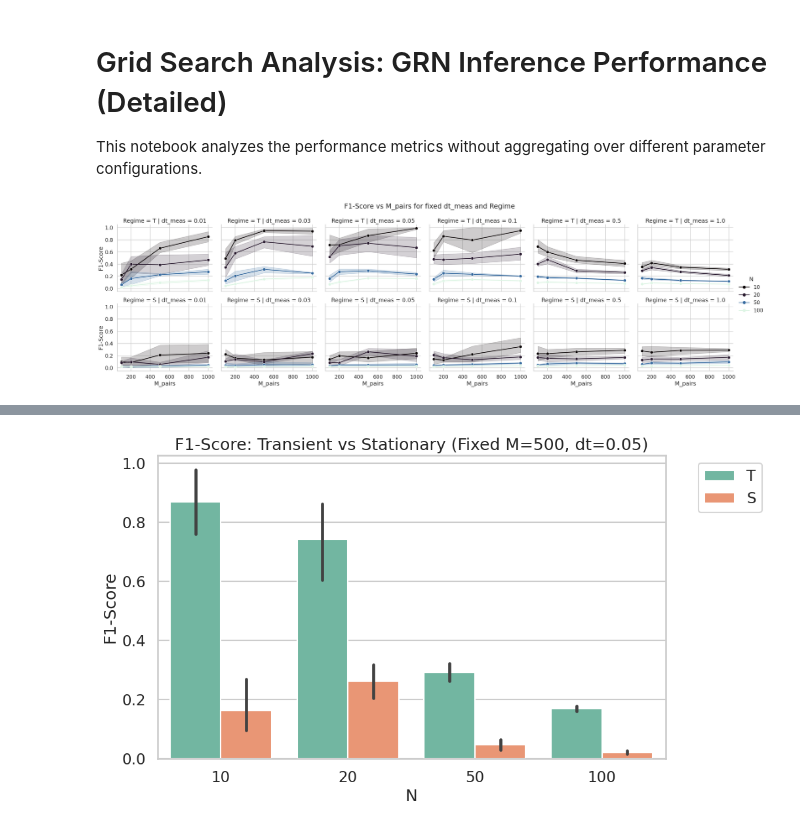
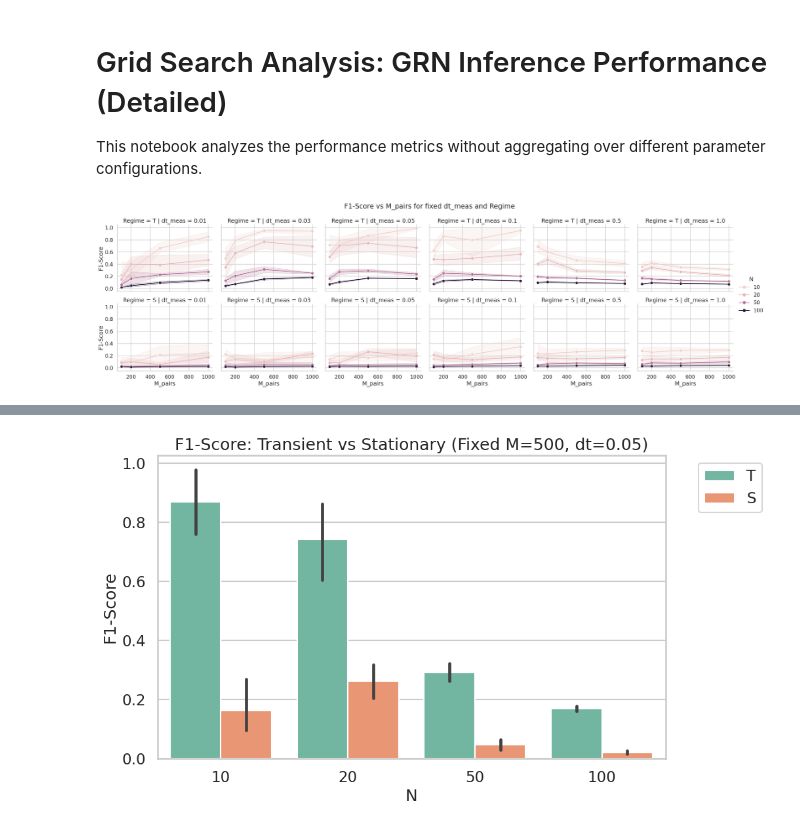
Before and after one commit to CoMuNeLab/Onsager_Machlup_Inf, a Jupyter notebook: Grid_Search_Analysis.ipynb, the cells around one changed output, grey strips where cells are left out. Saved outputs shown, nothing was run; the diff lists cells and outputs as text; code cells hidden in the pictures.

```diff
--- a/Grid_Search_Analysis.ipynb
+++ b/Grid_Search_Analysis.ipynb
@@ -35,16 +35,16 @@ for col in numeric_cols:
 # %%
 # Plot F1-Score vs M_pairs. We use a FacetGrid to separate dt_meas (columns) and Regime (rows).
 g = sns.relplot(
     data=df, x='M_pairs', y='F1-Score', hue='N',
     col='dt_meas', row='Regime', kind='line', err_style='band', marker='o',
-    palette='mako', height=4, aspect=1.2
+     height=4, aspect=1.2
 )
 #g.set(xlim=(0, 1100))
 g.figure.suptitle('F1-Score vs M_pairs for fixed dt_meas and Regime', y=1.05)
 g.savefig('images/detailed/performance_vs_M_faceted.png', dpi=300, bbox_inches='tight')
 plt.show()
 # %% [output]
-[figure, old version]
+[figure, new version]
 # %%
 # Plot F1-Score vs M_pairs. We use a FacetGrid to separate dt_meas (columns) and Regime (rows).
 g = sns.relplot(
```
Also changed, not shown: parts of 3 cells of this notebook, 4 other files.
